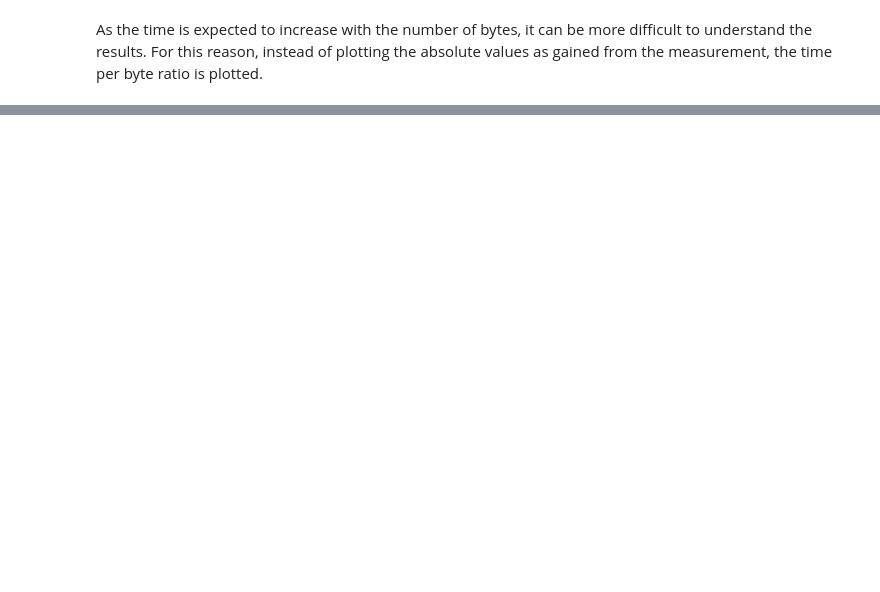
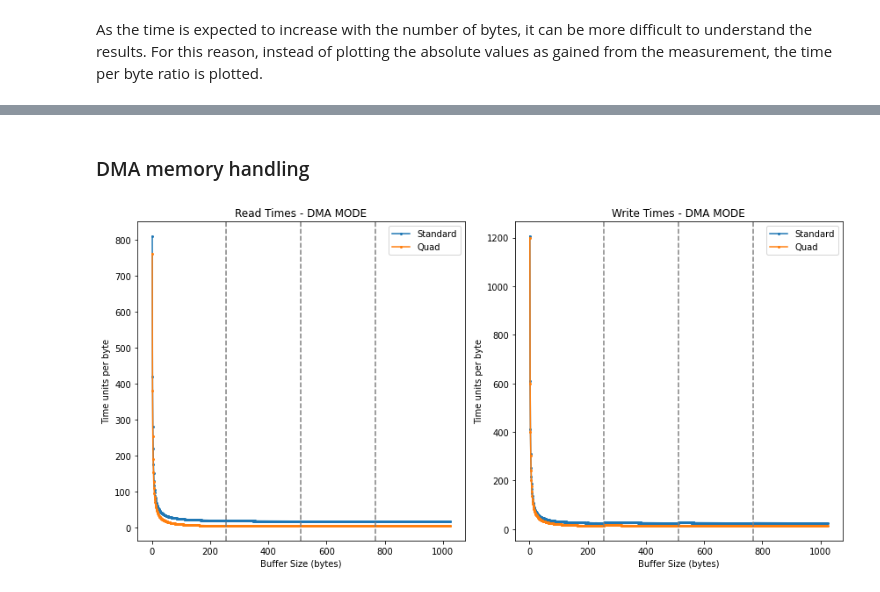
Before and after one commit to consanii/x-heep, a Jupyter notebook: sw/applications/bsp_flash_profiling/analysis/analysis.ipynb, the cells around one changed output, grey strips where cells are left out. Saved outputs shown, nothing was run; the diff lists cells and outputs as text; code cells hidden in the pictures; blank space fills up the shorter version.

```diff
--- a/sw/applications/bsp_flash_profiling/analysis/analysis.ipynb
+++ b/sw/applications/bsp_flash_profiling/analysis/analysis.ipynb
@@ -35,5 +54,5 @@ def split_values(input_string):
 
 write_times_standard, read_times_standard = split_values(input_string_standard)
 write_times_quad, read_times_quad = split_values(input_string_quad)
-# write_times_standard_dma, read_times_standard_dma = split_values(input_string_standard_dma)
-# write_times_quad_dma, read_times_quad_dma = split_values(input_string_quad_dma)
+write_times_standard_dma, read_times_standard_dma = split_values(input_string_standard_dma)
+write_times_quad_dma, read_times_quad_dma = split_values(input_string_quad_dma)
@@ -47,6 +64,6 @@ buffer_sizes = list(range(1, 1025, 1))
 
 df_standard = pd.DataFrame({'Buffer Test Size': buffer_sizes, 'Read Time': read_times_standard, 'Write Time': write_times_standard})
 df_quad = pd.DataFrame({'Buffer Test Size': buffer_sizes, 'Read Time': read_times_quad, 'Write Time': write_times_quad})
-# df_standard_dma = pd.DataFrame({'Buffer Test Size': buffer_sizes, 'Read Time': read_times_standard_dma, 'Write Time': write_times_standard_dma})
-# df_quad_dma = pd.DataFrame({'Buffer Test Size': buffer_sizes, 'Read Time': read_times_quad_dma, 'Write Time': write_times_quad_dma})
+df_standard_dma = pd.DataFrame({'Buffer Test Size': buffer_sizes, 'Read Time': read_times_standard_dma, 'Write Time': write_times_standard_dma})
+df_quad_dma = pd.DataFrame({'Buffer Test Size': buffer_sizes, 'Read Time': read_times_quad_dma, 'Write Time': write_times_quad_dma})
 # %% [markdown]
@@ -61,9 +78,9 @@ df_standard['Write Ratio'] = df_standard['Write Time'] / df_standard['Buffer Tes
 df_quad['Read Ratio'] = df_quad['Read Time'] / df_quad['Buffer Test Size']
 df_quad['Write Ratio'] = df_quad['Write Time'] / df_quad['Buffer Test Size']
 
-# df_standard_dma['Read Ratio'] = df_standard_dma['Read Time'] / df_standard_dma['Buffer Test Size']
-# df_standard_dma['Write Ratio'] = df_standard_dma['Write Time'] / df_standard_dma['Buffer Test Size']
+df_standard_dma['Read Ratio'] = df_standard_dma['Read Time'] / df_standard_dma['Buffer Test Size']
+df_standard_dma['Write Ratio'] = df_standard_dma['Write Time'] / df_standard_dma['Buffer Test Size']
 
-# df_quad_dma['Read Ratio'] = df_quad_dma['Read Time'] / df_quad_dma['Buffer Test Size']
-# df_quad_dma['Write Ratio'] = df_quad_dma['Write Time'] / df_quad_dma['Buffer Test Size']
+df_quad_dma['Read Ratio'] = df_quad_dma['Read Time'] / df_quad_dma['Buffer Test Size']
+df_quad_dma['Write Ratio'] = df_quad_dma['Write Time'] / df_quad_dma['Buffer Test Size']
 # %% [markdown]
@@ -109,0 +166,39 @@ plt.show()
+# %% [markdown]
+### DMA memory handling
+# %%
+# Create plots
+plt.figure(figsize=(12, 6))
+
+# Plot for Read Times Standard
+plt.subplot(1, 2, 1)
+plt.plot(df_standard_dma['Buffer Test Size'], df_standard_dma['Read Ratio'], marker='o', markersize=2, label='Standard')
+plt.plot(df_quad_dma['Buffer Test Size'], df_quad_dma['Read Ratio'], marker='o', markersize=2, label='Quad')
+plt.title('Read Times - DMA MODE')
+plt.xlabel('Buffer Size (bytes)')
+plt.ylabel('Time units per byte')
+plt.legend()
+
+plt.axvline(x=256, color='grey', linestyle='--')
+plt.axvline(x=512, color='grey', linestyle='--')
+plt.axvline(x=768, color='grey', linestyle='--')
+plt.tight_layout()
+
+
+# Plot for Write Times Standard
+plt.subplot(1, 2, 2)
+plt.plot(df_standard_dma['Buffer Test Size'], df_standard_dma['Write Ratio'], marker='o', markersize=2, label='Standard')
+plt.plot(df_quad_dma['Buffer Test Size'], df_quad_dma['Write Ratio'], marker='o', markersize=2, label='Quad')
+plt.title('Write Times - DMA MODE')
+plt.xlabel('Buffer Size (bytes)')
+plt.ylabel('Time units per byte')
+plt.legend()
+
+plt.axvline(x=256, color='grey', linestyle='--')
+plt.axvline(x=512, color='grey', linestyle='--')
+plt.axvline(x=768, color='grey', linestyle='--')
+plt.tight_layout()
+
+# Show the plots
+plt.show()
+# %% [output]
+[figure, added]
```
Also changed, not shown: parts of 19 cells of this notebook.
